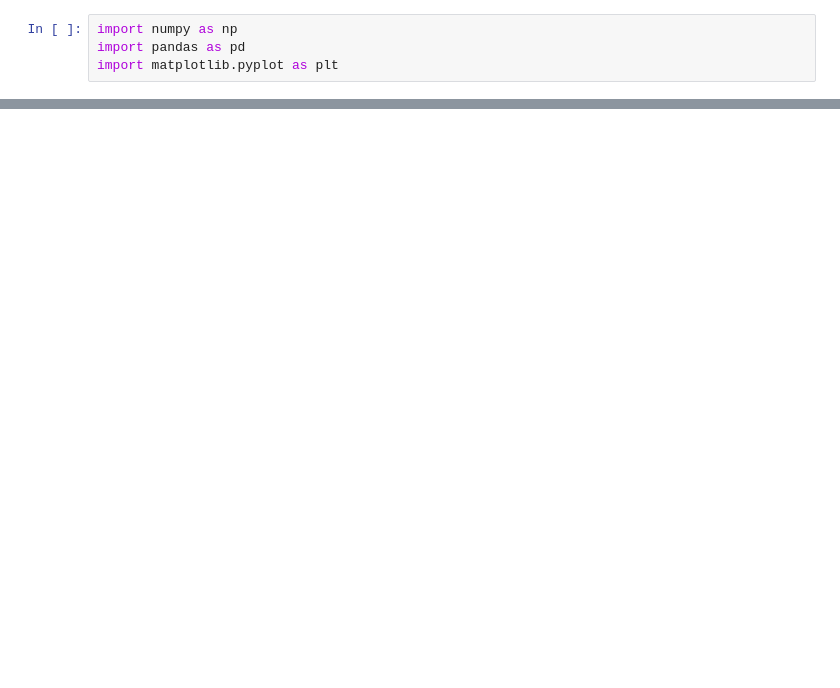
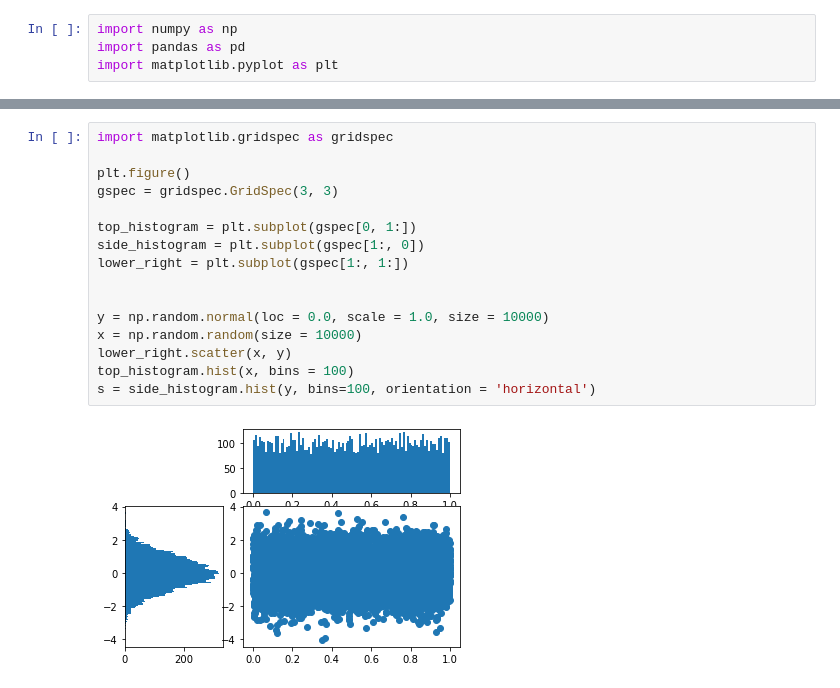
Before and after one commit to prasadprabhu333/coursera-applied-ds, a Jupyter notebook: plotting-charting/week3-class-examples.ipynb, the cells around one changed output, grey strips where cells are left out. Cells and saved outputs as stored; diff of their text form; blank space fills up the shorter version.

```diff
--- a/plotting-charting/week3-class-examples.ipynb
+++ b/plotting-charting/week3-class-examples.ipynb
@@ -26,0 +45,18 @@ for n in range(0, len(axs)):
+# %%
+import matplotlib.gridspec as gridspec
+
+plt.figure()
+gspec = gridspec.GridSpec(3, 3)
+
+top_histogram = plt.subplot(gspec[0, 1:])
+side_histogram = plt.subplot(gspec[1:, 0])
+lower_right = plt.subplot(gspec[1:, 1:])
+
+
+y = np.random.normal(loc = 0.0, scale = 1.0, size = 10000)
+x = np.random.random(size = 10000)
+lower_right.scatter(x, y)
+top_histogram.hist(x, bins = 100)
+s = side_histogram.hist(y, bins=100, orientation = 'horizontal')
+# %% [output]
+[figure, added]
```
Also changed, not shown: parts of 25 cells of this notebook, 1 other file.
